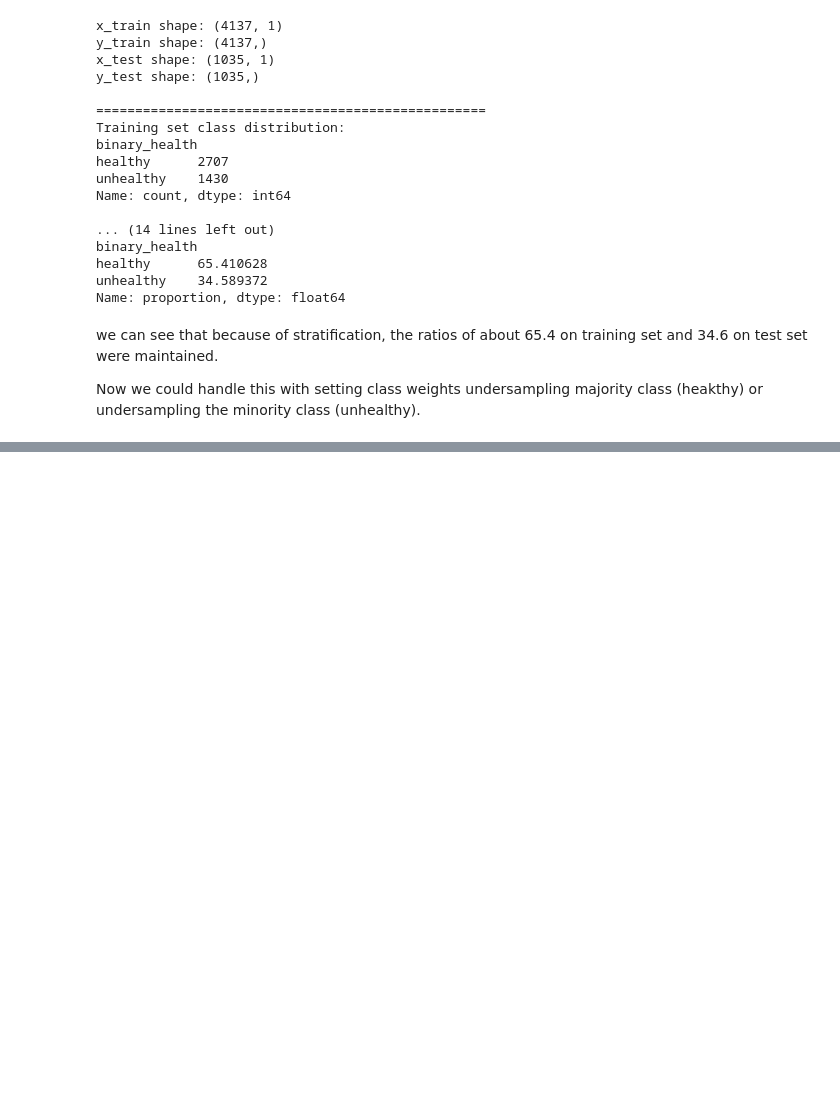
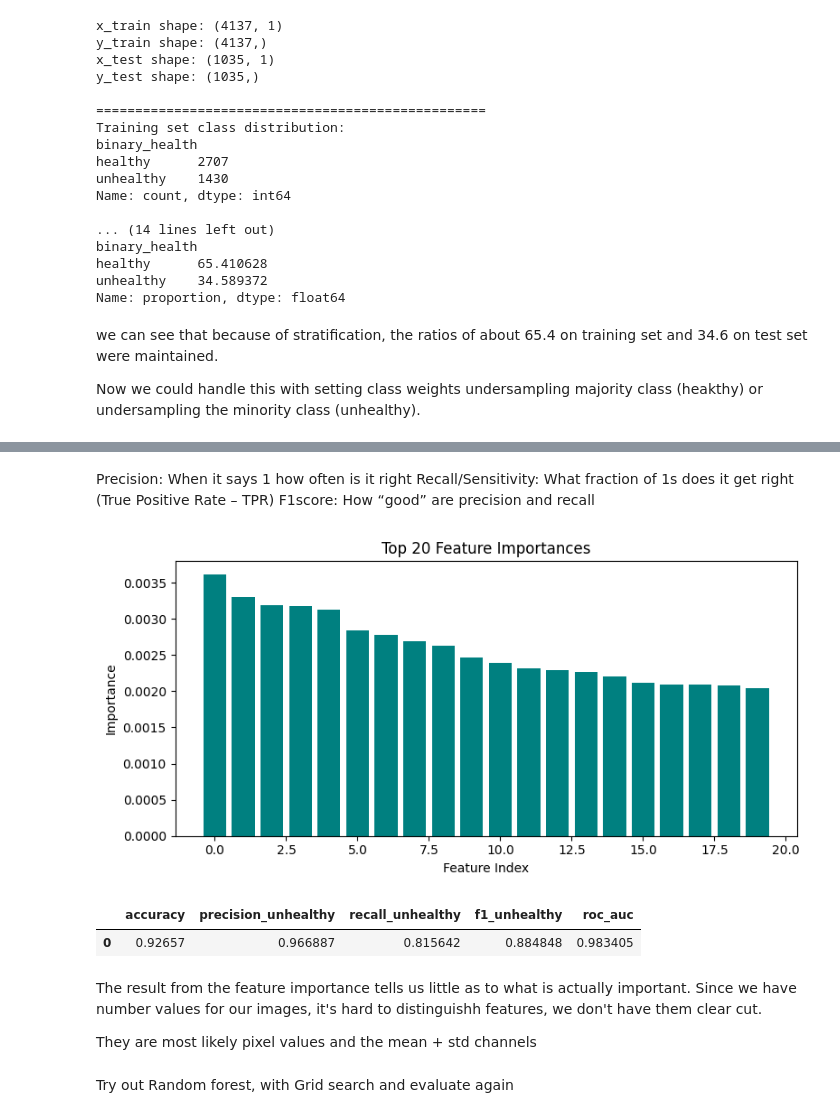
Before and after one commit to MarioP03/beeproject-cnn, a Jupyter notebook: models/random_forest.ipynb, the cells around one changed output, grey strips where cells are left out. Drawn from its saved outputs; the diff is of its cells as text; code cells hidden in the pictures; blank space fills up the shorter version.

Commit message:
Random Forest presentation to Prof Dhungana

```diff
--- a/models/random_forest.ipynb
+++ b/models/random_forest.ipynb
@@ -182,0 +365,41 @@ print(f"Loaded {len(x_test_images)} test images")
+# %% [markdown]
+Precision: When it says 1 how often is it right
+Recall/Sensitivity: What fraction of 1s does it get right (True Positive Rate – TPR)
+F1score: How “good” are precision and recall
+# %%
+# Feature importance (top 20)
+importances = rf_model.feature_importances_
+indices = np.argsort(importances)[::-1]
+
+top_n = 20
+top_indices = indices[:top_n]
+top_importances = importances[top_indices]
+
+plt.figure(figsize=(8, 4))
+plt.bar(range(top_n), top_importances, color="teal")
+plt.title("Top 20 Feature Importances")
+plt.xlabel("Feature Index")
+plt.ylabel("Importance")
+plt.tight_layout()
+plt.show()
+
+# Summarize results
+summary = {
+    "accuracy": acc,
+    "precision_unhealthy": prec,
+    "recall_unhealthy": rec,
+    "f1_unhealthy": f1,
+}
+if y_proba is not None:
+    summary["roc_auc"] = roc_auc
+pd.DataFrame([summary])
+# %% [output]
+[figure, added]
+|  | accuracy | precision_unhealthy | recall_unhealthy | f1_unhealthy | roc_auc |
+| 0 | 0.92657 | 0.966887 | 0.815642 | 0.884848 | 0.983405 |
+# %% [markdown]
+The result from the feature importance tells us little as to what is actually important. Since we have number values for our images, it's hard to distinguishh features, we don't have them clear cut.
+
+They are most likely pixel values and the mean + std channels
+# %% [markdown]
+Try out Random forest, with Grid search and evaluate again
```
Also changed, not shown: parts of 14 cells of this notebook, 2 other files.
